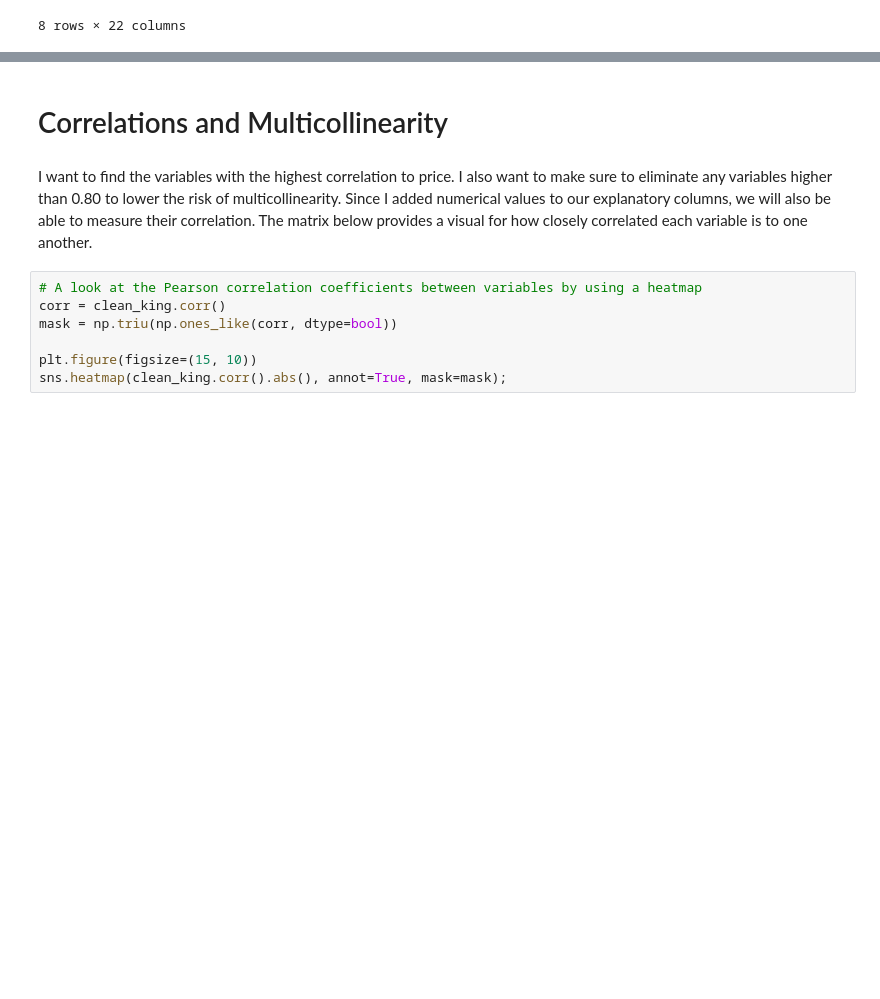
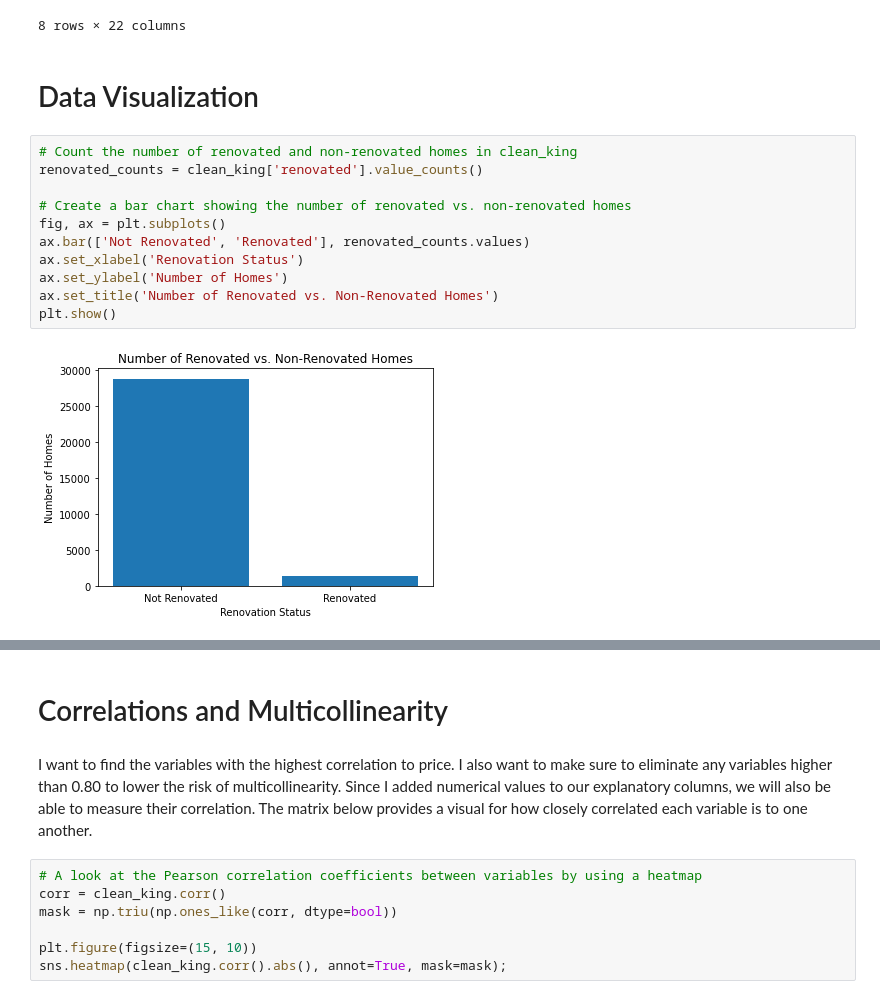
Before and after one commit to Fellme/King_County_Housing_Fell, a Jupyter notebook: King County Housing Linear Regression V2 Fell.ipynb, the cells around one changed output, grey strips where cells are left out. Drawn from its saved outputs; the diff is of its cells as text; blank space fills up the shorter version.

```diff
--- a/King County Housing Linear Regression V2 Fell.ipynb
+++ b/King County Housing Linear Regression V2 Fell.ipynb
@@ -211,3 +232,18 @@ clean_king.describe()
 | 75% | 7.287100e+09 | 1.300000e+06 | 4.000000 | 3.000000 | 2619.500000 | 1.057900e+04 | 2.000000 | 0.000000 | 0.000000 | 3.000000 | ... |
 | max | 9.904000e+09 | 3.075000e+07 | 13.000000 | 10.500000 | 15360.000000 | 3.253932e+06 | 4.000000 | 1.000000 | 4.000000 | 4.000000 | ... |
 8 rows × 22 columns
+# %% [markdown]
+# Data Visualization
+# %%
+# Count the number of renovated and non-renovated homes in clean_king
+renovated_counts = clean_king['renovated'].value_counts()
+
+# Create a bar chart showing the number of renovated vs. non-renovated homes
+fig, ax = plt.subplots()
+ax.bar(['Not Renovated', 'Renovated'], renovated_counts.values)
+ax.set_xlabel('Renovation Status')
+ax.set_ylabel('Number of Homes')
+ax.set_title('Number of Renovated vs. Non-Renovated Homes')
+plt.show()
+# %% [output]
+[figure, added]
```
Also changed, not shown: parts of 48 cells of this notebook.
